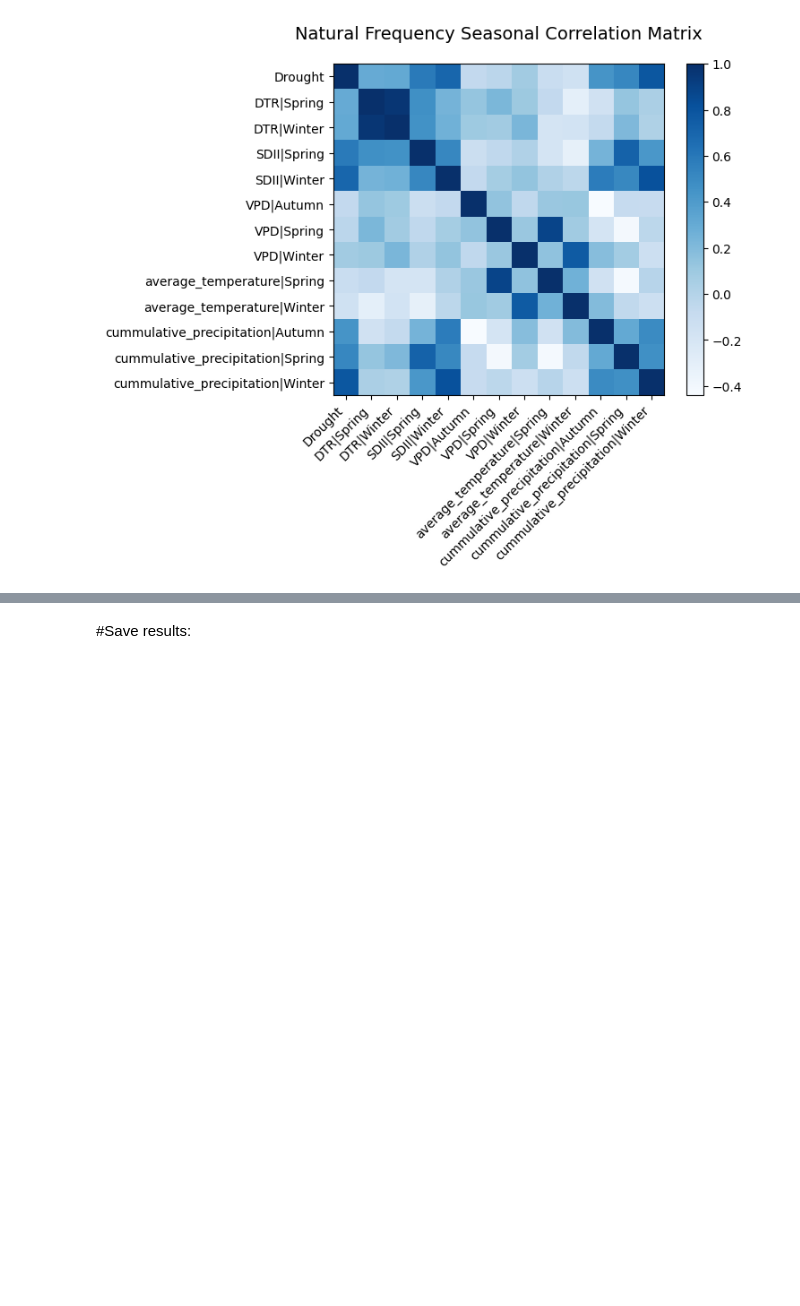
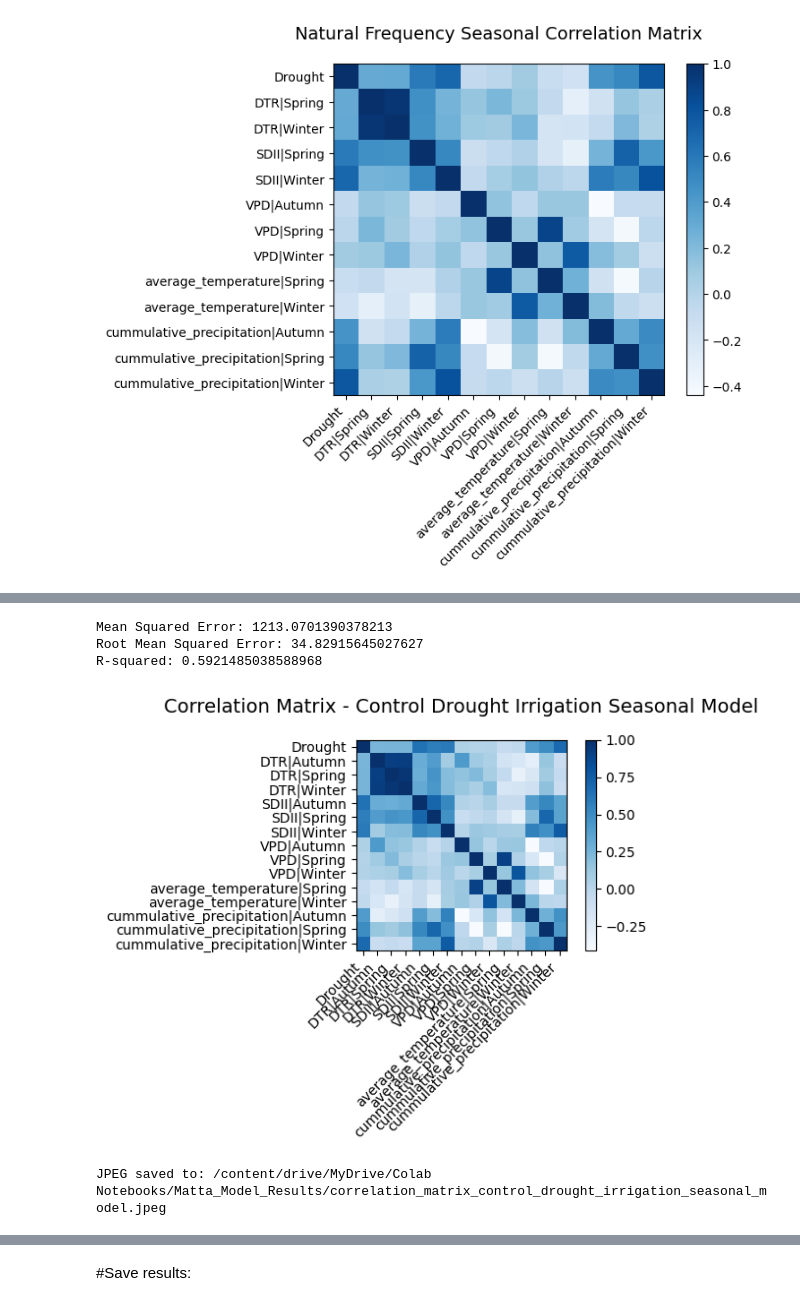
Before and after one commit to DaryaPerry1996/drought_biomass_predictor, a Jupyter notebook: Seminar_drought_biomass_dependance.ipynb, the cells around one changed output, grey strips where cells are left out. Saved outputs shown, nothing was run; the diff lists cells and outputs as text; code cells hidden in the pictures; blank space fills up the shorter version.

Commit message:
all cdi models included

```diff
--- a/Seminar_drought_biomass_dependance.ipynb
+++ b/Seminar_drought_biomass_dependance.ipynb
@@ -999,6 +999,8 @@ control_val=merged_seasonal['Treatment']=='C'
 
 #'I' irrigation
 Irrigation_val= merged_seasonal['Treatment']=='I'
+
+cdi_val=drought_val|control_val|Irrigation_val
 
 # 'D66-NF' or 'D66'
 d66_nf_val1=merged_seasonal['Treatment']=='D66-NF'
@@ -1102,3 +1138,9 @@ nf_values_seasonal=pd.pivot_table(nf_values_seasonal, values =['Biomass', 'cummu
        'total_rainy_days', 'consecutive_dry_days', 'consecutive_rainy_days',
        'number_of_rain_events', 'SDII','VPD', 'Drought'], index =['Year','Treatment'],columns=['season'])
 nf_values_seasonal.columns = nf_values_seasonal.columns.map('|'.join).str.strip('|')
+
+seasonal_cdi.drop(columns=['Frequency'],inplace=True)
+seasonal_cdi=pd.pivot_table(seasonal_cdi, values=['Biomass', 'cummulative_precipitation', 'average_temperature', 'DTR',
+       'total_rainy_days', 'consecutive_dry_days', 'consecutive_rainy_days',
+       'number_of_rain_events', 'SDII','VPD', 'Drought'], index=['Year','Treatment'],columns=['season'])
+seasonal_cdi.columns = seasonal_cdi.columns.map('|'.join).str.strip('|')
@@ -2509,0 +2559,5 @@ plt.show()
+# %%
+seasonal_cdi.drop(columns=['Biomass|Spring','Biomass|Winter','Drought|Spring','Drought|Winter'],inplace=True)
+seasonal_cdi=seasonal_cdi.rename(columns={'Biomass|Autumn':'Biomass','Drought|Autumn':'Drought'})
+reorder=[0,4,1,2,3]+list(range(5,len(seasonal_cdi.columns)))
+seasonal_cdi=seasonal_cdi.iloc[:,reorder]
@@ -2509,0 +2580,63 @@ plt.show()
+# %%
+indices_cdi=[1,2,3,4,5,6,7,8,9,10,12,13,20,21,22]
+x_seasonal_cdi=seasonal_cdi.iloc[:,indices_cdi]
+y_seasonal_cdi=seasonal_cdi.iloc[:,0]
+x_seasonal_cdi.reset_index(drop=True,inplace=True)
+y_seasonal_cdi.reset_index(drop=True,inplace=True)
+# %%
+x_train_cdiS, x_test_cdiS, y_train_cdiS, y_test_cdiS = train_test_split(x_seasonal_cdi, y_seasonal_cdi, test_size = 0.2)
+cdiSr = RandomForestRegressor()
+cdiSr.fit(x_train_cdiS, y_train_cdiS)
+predictions_cdiS = cdiSr.predict(x_test_cdiS)
+
+# Evaluating the model
+mse = mean_squared_error(y_test_cdiS, predictions_cdiS)
+print(f'Mean Squared Error: {mse}')
+
+rmse=math.sqrt(mse)
+print(f'Root Mean Squared Error: {rmse}')
+
+r2 = r2_score(y_test_cdiS, predictions_cdiS)
+print(f'R-squared: {r2}')
+
+model_results = {
+    "Model": "Control Drought Irrigation Seasonal",  # update for each run
+    "Timestamp": pd.Timestamp.now(),
+    "MSE": mse,
+    "RMSE": rmse,
+    "R²": r2
+}
+
+results_df = pd.concat([results_df, pd.DataFrame([model_results])], ignore_index=True)
+# %% [output]
+Mean Squared Error: 1213.0701390378213
+Root Mean Squared Error: 34.82915645027627
+R-squared: 0.5921485038588968
+# %%
+cor_cdiS_matrix=x_seasonal_cdi.corr()
+# plotting correlation matrix
+plt.imshow(cor_cdiS_matrix, cmap='Blues')
+
+# adding colorbar
+plt.colorbar()
+
+# extracting variable names
+variables = []
+for i in cor_cdiS_matrix.columns:
+    variables.append(i)
+
+# Adding labels to the matrix
+plt.xticks(range(len(cor_cdiS_matrix)), variables, rotation=45, ha='right')
+plt.yticks(range(len(cor_cdiS_matrix)), variables)
+plt.title('Correlation Matrix - Control Drought Irrigation Seasonal Model',fontsize=14,pad=20)
+
+# Display the plot
+jpeg_path = "/content/drive/MyDrive/Colab Notebooks/Matta_Model_Results/correlation_matrix_control_drought_irrigation_seasonal_model.jpeg"
+plt.tight_layout()
+plt.savefig(jpeg_path, dpi=300, format='jpeg')
+plt.show()
+
+print(f"JPEG saved to: {jpeg_path}")
+# %% [output]
+[figure, added]
+JPEG saved to: /content/drive/MyDrive/Colab Notebooks/Matta_Model_Results/correlation_matrix_control_drought_irrigation_seasonal_model.jpeg
```
Also changed, not shown: parts of 27 cells of this notebook.
